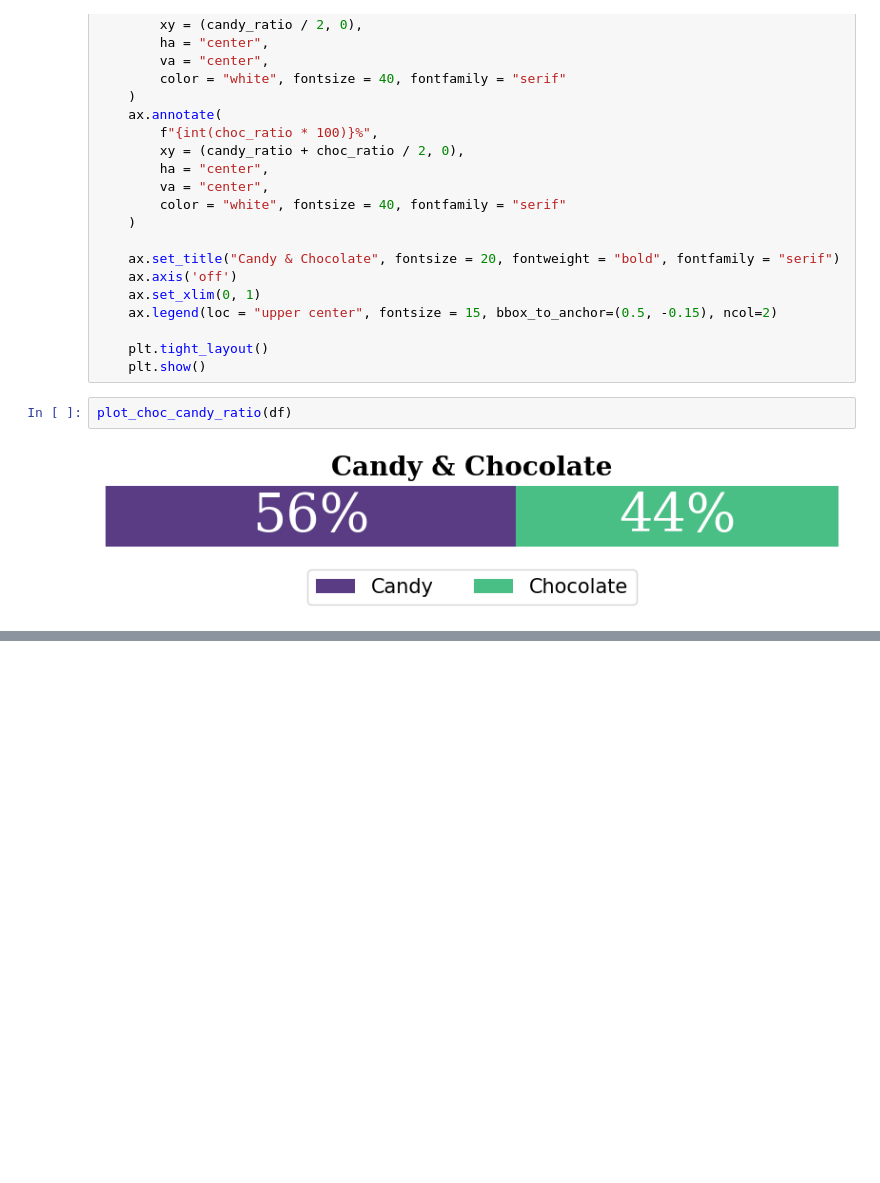
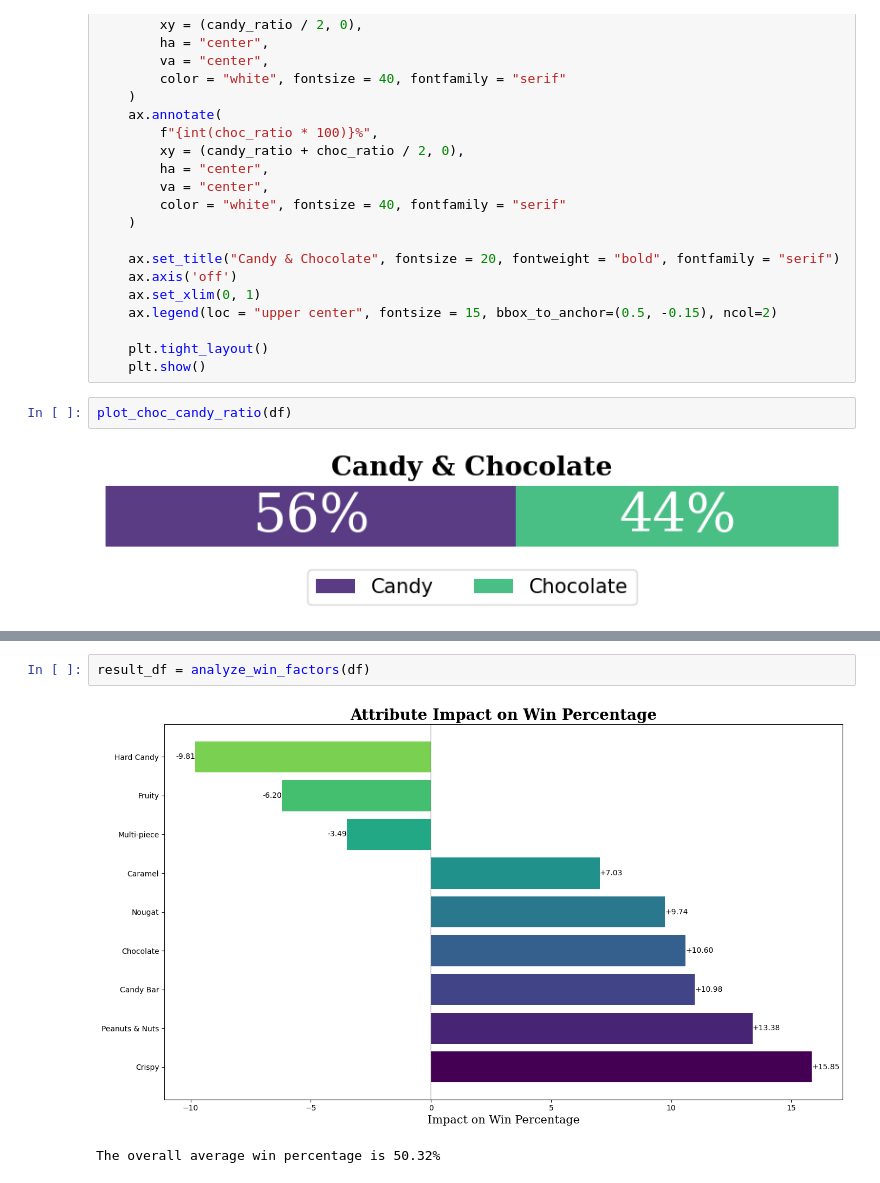
Before and after one commit to CczMind/Self-learning_MachineLearning, a Jupyter notebook: Project/Logistic_Regression/Halloween_Candy_Power_Ranking/main.ipynb, the cells around one changed output, grey strips where cells are left out. Saved outputs shown, nothing was run; the diff lists cells and outputs as text; blank space fills up the shorter version.

```diff
--- a/Project/Logistic_Regression/Halloween_Candy_Power_Ranking/main.ipynb
+++ b/Project/Logistic_Regression/Halloween_Candy_Power_Ranking/main.ipynb
@@ -231,0 +378,5 @@ plot_choc_candy_ratio(df)
+# %%
+result_df = analyze_win_factors(df)
+# %% [output]
+[figure, added]
+The overall average win percentage is 50.32%
```
Also changed, not shown: parts of 11 cells of this notebook.
